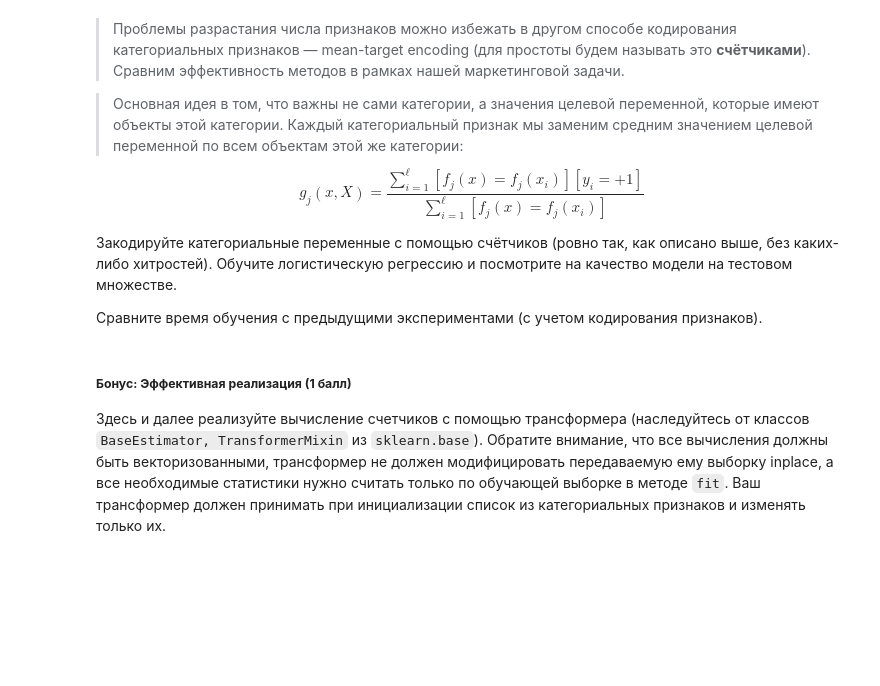
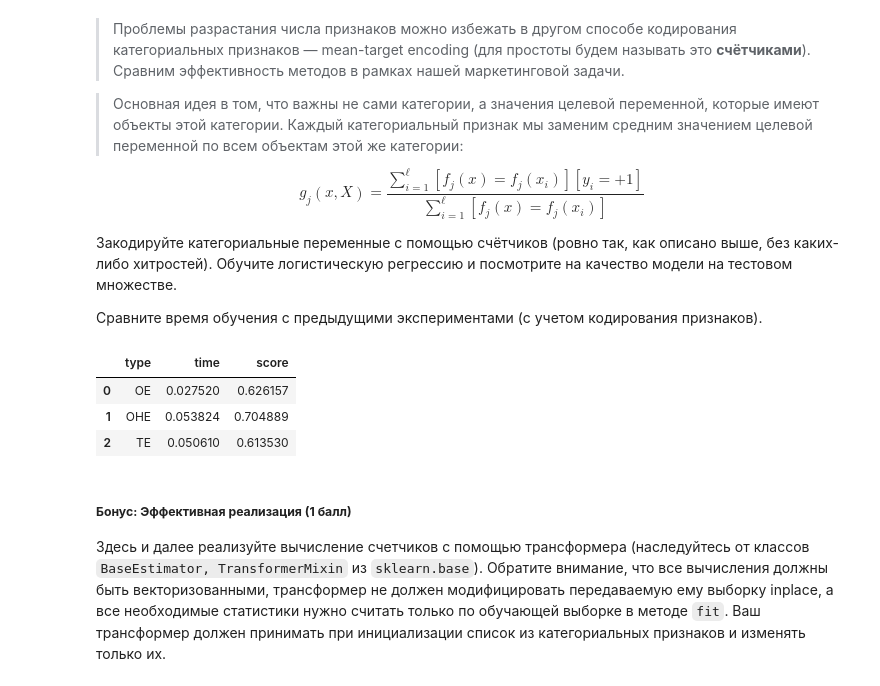
Before and after one commit to xCthulhuFtagn/ml-course-hse, a Jupyter notebook: 2023-fall/homeworks-practice/homework-practice-04-linclass.ipynb, the cells around one changed output. Drawn from its saved outputs; the diff is of its cells as text; code cells hidden in the pictures; blank space fills up the shorter version.

```diff
--- a/2023-fall/homeworks-practice/homework-practice-04-linclass.ipynb
+++ b/2023-fall/homeworks-practice/homework-practice-04-linclass.ipynb
@@ -603,0 +624,20 @@ X_train, X_test, y_train, y_test = train_test_split(X_categorical, y, test_size=
+# %%
+#your code here
+from sklearn.preprocessing import OneHotEncoder
+
+start = time.time()
+
+X_categorical_OHE = OneHotEncoder(sparse=False).fit_transform(X_categorical)
+X_train, X_test, y_train, y_test = train_test_split(X_categorical_OHE, y, test_size=0.25, random_state=777, stratify=y)
+
+log_reg = LogisticRegression('l2').fit(X_train, y_train)
+
+learn_time = time.time() - start
+
+y_score = log_reg.predict(X_test)
+
+precision, recall, _ = precision_recall_curve(y_test, y_score)
+auc_precision_recall = auc(recall, precision)
+
+statistics.loc[len(statistics)] = ['OHE', learn_time, auc_precision_recall]
+display(statistics)
@@ -622,3 +664,32 @@ $$
+# %%
+#your code here
+start = time.time()
+X_categorical_TE = X_categorical
+
+for feature in X_categorical_TE.columns:
+    unique_values = X_categorical_TE[feature].unique()
+    for val in unique_values:
+        mask = X_categorical[feature] == val
+        X_categorical[mask] = y[mask].mean()
+
+X_train, X_test, y_train, y_test = train_test_split(X_categorical_TE, y, test_size=0.25, random_state=777, stratify=y)
+
+log_reg.fit(X_train, y_train)
+
+learn_time = time.time() - start
+
+y_score = log_reg.predict(X_test)
+
+precision, recall, _ = precision_recall_curve(y_test, y_score)
+auc_precision_recall = auc(recall, precision)
+
+statistics.loc[len(statistics)] = ['TE', learn_time, auc_precision_recall]
+display(statistics)
+# %% [output]
+|  | type | time | score |
+| 0 | OE | 0.027520 | 0.626157 |
+| 1 | OHE | 0.053824 | 0.704889 |
+| 2 | TE | 0.050610 | 0.613530 |
 # %% [markdown]
 ##### __Бонус: Эффективная реализация (1 балл)__
 
```
Also changed, not shown: parts of 13 cells of this notebook, 8 other files.
